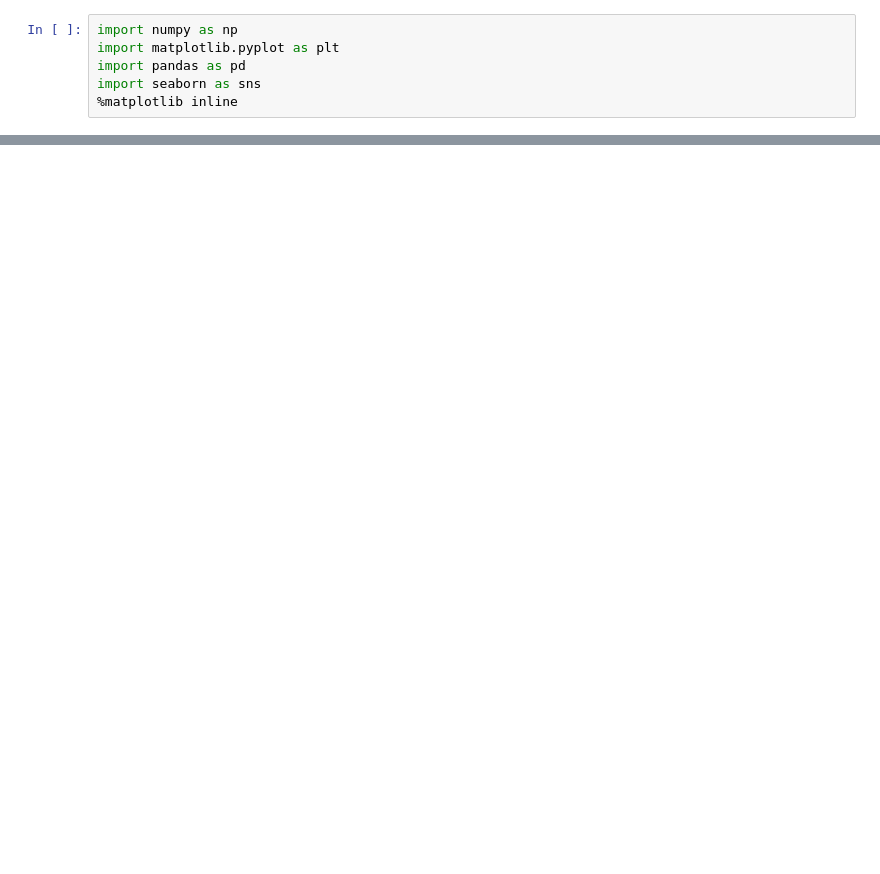
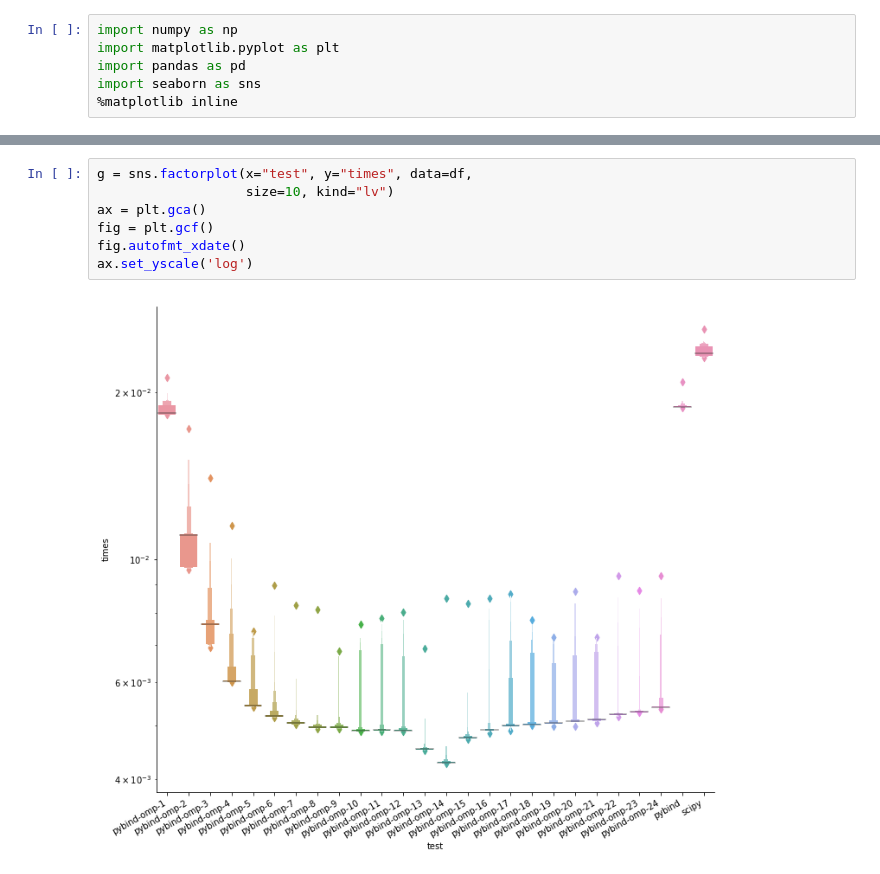
Before and after one commit to lukeolson/sparse-ops, a Jupyter notebook: data.ipynb, the cells around one changed output, grey strips where cells are left out. Saved outputs shown, nothing was run; the diff lists cells and outputs as text; blank space fills up the shorter version.

```diff
--- a/data.ipynb
+++ b/data.ipynb
@@ -28,0 +26,9 @@ ax.set_yscale('log')
+# %%
+g = sns.factorplot(x="test", y="times", data=df,
+                   size=10, kind="lv")
+ax = plt.gca()
+fig = plt.gcf()
+fig.autofmt_xdate()
+ax.set_yscale('log')
+# %% [output]
+[figure, added]
```
Also changed, not shown: parts of 2 cells of this notebook, 3 other files.
